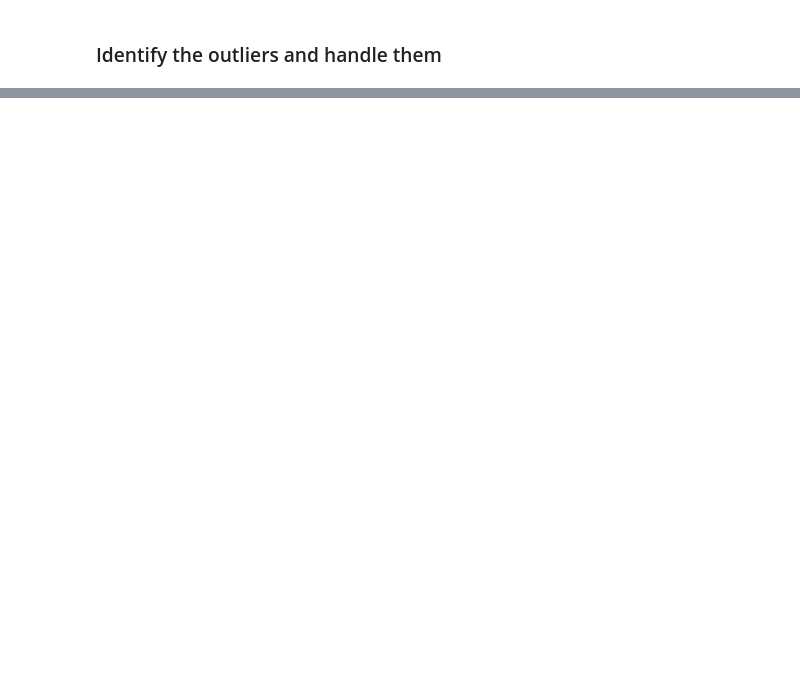
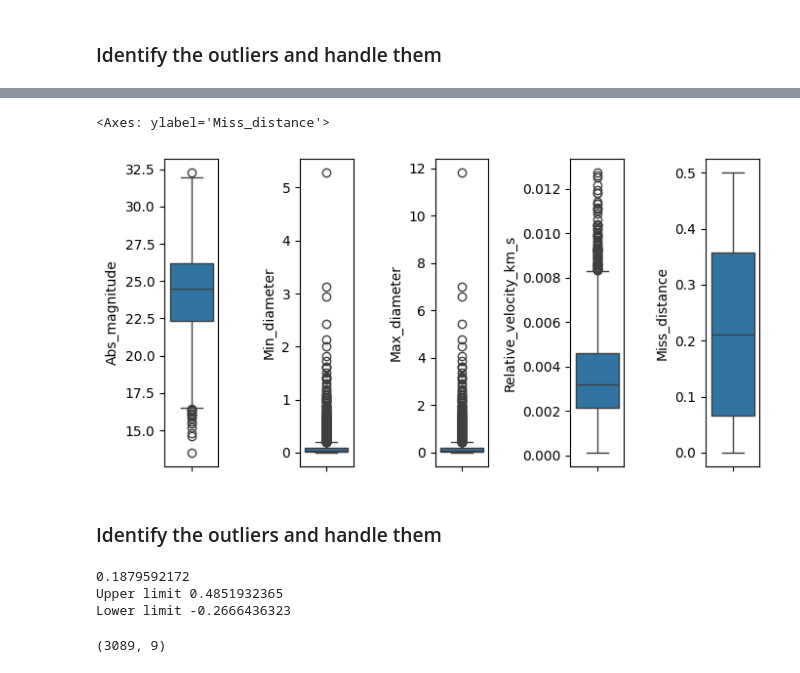
Before and after one commit to parul0315/Applied-Python-Projects-Business-Simulation-Space-Object-Classification, a Jupyter notebook: Task2/main.ipynb, the cells around one changed output, grey strips where cells are left out. Saved outputs shown, nothing was run; the diff lists cells and outputs as text; code cells hidden in the pictures; blank space fills up the shorter version.

Commit message:
identified and handled outliers

```diff
--- a/Task2/main.ipynb
+++ b/Task2/main.ipynb
@@ -327,0 +370,41 @@ Text(0, 0.5, 'Diameter in 10^3 m')
+# %%
+plt.subplot(1,5,1)
+sns.boxplot(df['Abs_magnitude'])
+
+plt.subplot(1,5,2)
+sns.boxplot(df['Min_diameter'])
+
+plt.subplot(1,5,3)
+sns.boxplot(df['Max_diameter'])
+
+plt.subplot(1,5,4)
+sns.boxplot(df['Relative_velocity_km_s'])
+
+plt.subplot(1,5,5)
+sns.boxplot(df['Miss_distance'])
+# %% [output]
+<Axes: ylabel='Miss_distance'>
+[figure, added]
+# %% [markdown]
+### Identify the outliers and handle them
+# %%
+percentile25 = df['Min_diameter'].quantile(0.25)
+percentile75 = df['Max_diameter'].quantile(0.75)
+
+iqr = percentile75 - percentile25
+print(iqr)
+
+upper_limit = percentile75 + 1.5 * iqr
+lower_limit = percentile25 - 1.5 * iqr
+
+print("Upper limit",upper_limit)
+print("Lower limit",lower_limit)
+# %% [output]
+0.1879592172
+Upper limit 0.4851932365
+Lower limit -0.2666436323
+# %%
+new_df = df[df['Max_diameter'] < upper_limit]
+new_df.shape
+# %% [output]
+(3089, 9)
```
Also changed, not shown: parts of 23 cells of this notebook.
